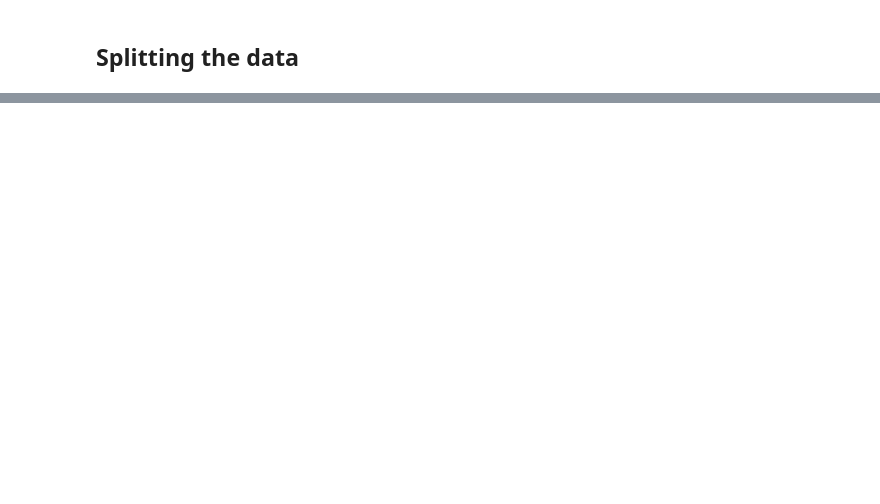
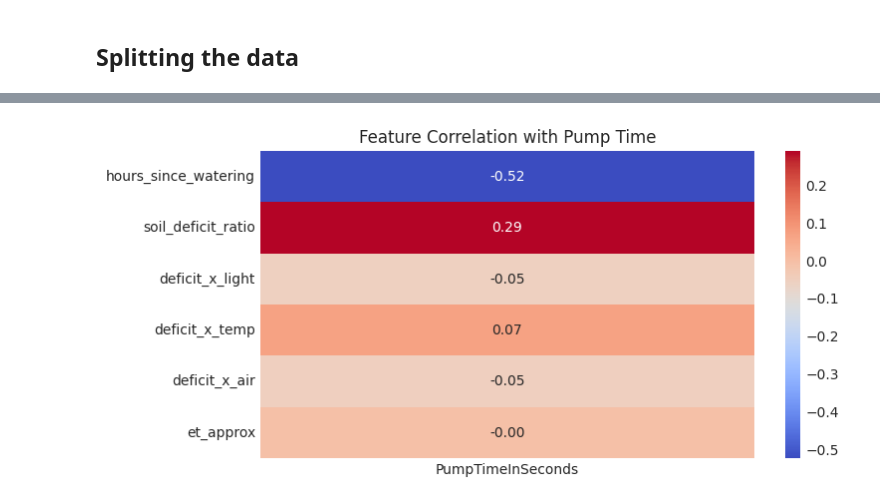
Before and after one commit to VIA-Plantify/Plantify-MachineLearning, a Jupyter notebook: models/pump-time/xgb/PumpTime-v2.ipynb, the cells around one changed output, grey strips where cells are left out. Drawn from its saved outputs; the diff is of its cells as text; code cells hidden in the pictures; blank space fills up the shorter version.

```diff
--- a/models/pump-time/xgb/PumpTime-v2.ipynb
+++ b/models/pump-time/xgb/PumpTime-v2.ipynb
@@ -185,15 +220,17 @@ X_test_imputed
 # %%
 
 from sklearn.metrics import confusion_matrix, mean_squared_error
 import seaborn as sns
 import matplotlib.pyplot as plt
 
 # correlation of each feature with target
-corr_series = X_train_imputed.corrwith(y_train)
+corr_series = X_train.corrwith(y_train)
 
 plt.figure(figsize=(8, 4))
 sns.heatmap(corr_series.to_frame(name='PumpTimeInSeconds'),
             annot=True, fmt=".2f", cmap='coolwarm')
 plt.title('Feature Correlation with Pump Time')
 plt.show()
+# %% [output]
+[figure, added]
 # %%
```
Also changed, not shown: parts of 17 cells of this notebook, 8 other files.
